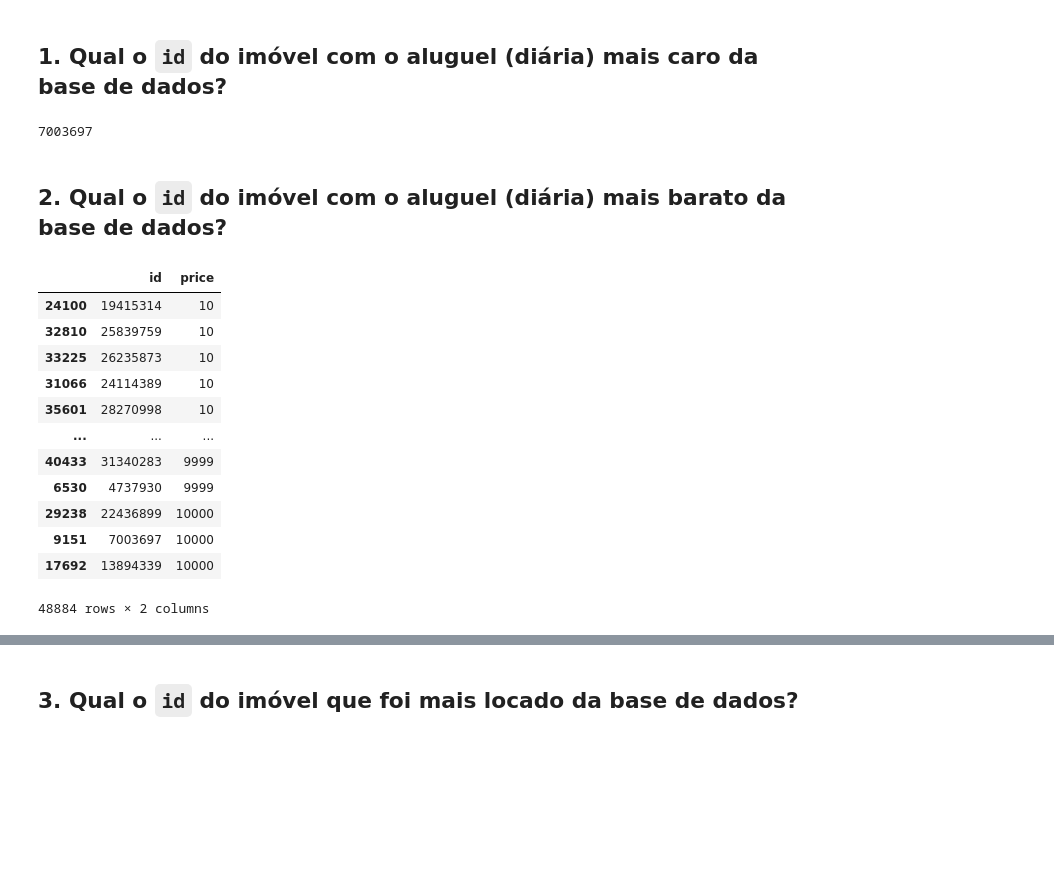
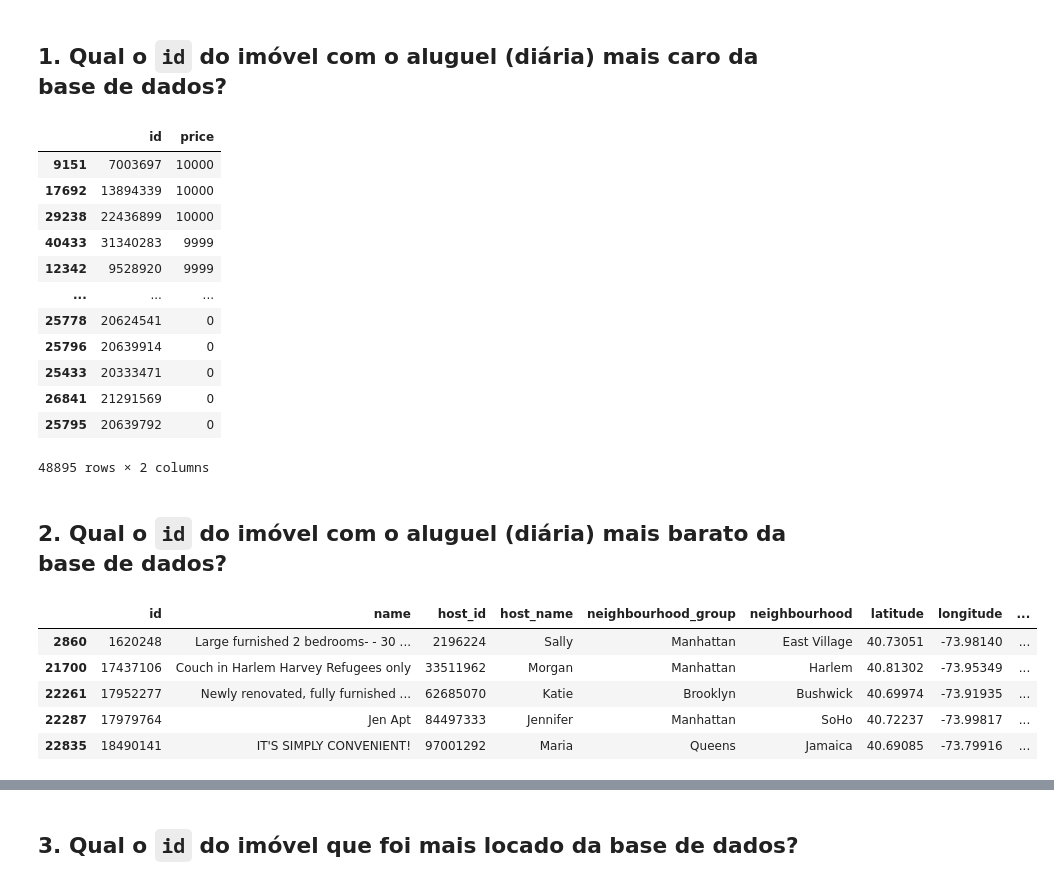
Before and after one commit to webluc/fundamentos, a Jupyter notebook: Desafio-Ciclo02.ipynb, the cells around one changed output, grey strips where cells are left out. Cells and saved outputs as stored; diff of their text form; code cells hidden in the pictures; blank space fills up the shorter version.

```diff
--- a/Desafio-Ciclo02.ipynb
+++ b/Desafio-Ciclo02.ipynb
@@ -9,7 +9,7 @@ pd.set_option('display.float_format', lambda x: '%.3f' % x)
 # %% [markdown]
 # Carregar os dados do csv
 # %%
-df_raw = pd.read_csv('data/AB_NYC_2019.csv')
+df_raw = pd.read_csv('data/AB_NYC_2019.csv',low_memory=False)
 df_raw.head()
 # %% [output]
 |  | id | name | host_id | host_name | neighbourhood_group | neighbourhood | latitude | longitude | ... |
@@ -127,4 +107,5 @@ calculated_host_listings_count        0
 availability_365                      0
 dtype: int64
 # %%
-df = df_raw.copy().reset_index()
+df = df_raw.copy()
+df.head()
@@ -131,2 +119,2 @@ df = df_raw.copy().reset_index()
 # %%
-#df['last_review'] = pd.to_datetime( df['last_review'] )
+df['last_review'] = pd.to_datetime( df['last_review'], dayfirst=True )
@@ -174,10 +146,10 @@ df['name'] = df[['name','id']].apply( lambda x : x['id'] if pd.isnull( x['name']
 df['host_name'] = df[['host_name','host_id']].apply( lambda x : x['host_id'] if pd.isnull( x['host_name'] ) else x['host_name'], axis=1 )
 
 # last_review
-df['last_review'] = df[['last_review','number_of_reviews']].apply( lambda x : '2011-03-28' if x['number_of_reviews'] == 0 else x['last_review'], axis=1 )
+df['last_review'] = df[['last_review','number_of_reviews']].apply( lambda x : pd.to_datetime('01-01-2013') if x['number_of_reviews'] == 0 else x['last_review'] , axis=1 )
 
 # reviews_per_month
-df['reviews_per_month'] = df[['reviews_per_month','number_of_reviews']].apply( lambda x : '2011-03-28' if x['number_of_reviews'] == 0 else x['reviews_per_month'], axis=1 )
+df['reviews_per_month'] = df[['reviews_per_month','number_of_reviews']].apply( lambda x : 0 if x['number_of_reviews'] == 0 else x['reviews_per_month'], axis=1 )
 # %%
 df.isna().sum()
 # %% [output]
@@ -219,26 +191,33 @@ df.describe()
 # %% [markdown]
 ## 1. Qual o `id` do imóvel com o aluguel (diária) mais caro da base de dados?
 # %%
-df[['id','price']].sort_values('price', ascending=False).reset_index(drop=True).loc[0,'id']
+df[['id','price']].sort_values('price', ascending=False)
 # %% [output]
+|  | id | price |
+| 9151 | 7003697 | 10000 |
+| 17692 | 13894339 | 10000 |
+| 29238 | 22436899 | 10000 |
+| 40433 | 31340283 | 9999 |
+| 12342 | 9528920 | 9999 |
+| ... | ... | ... |
+| 25778 | 20624541 | 0 |
+| 25796 | 20639914 | 0 |
+| 25433 | 20333471 | 0 |
+| 26841 | 21291569 | 0 |
+| 25795 | 20639792 | 0 |
-7003697
+48895 rows × 2 columns
 # %% [markdown]
 ## 2. Qual o `id` do imóvel com o aluguel (diária) mais barato da base de dados?
 # %%
 # resposta 1620248
-df_value = df[df['price'] > 0 ]
-df_value[['id','price']].sort_values('price', ascending=True)
+
+df2 = df.loc[ df['price'] > 0 ]
+df2 = df2.loc[ df2['price'] == df2['price'].min() ]
+df2.head().sort_values('price')
 # %% [output]
-|  | id | price |
-| 24100 | 19415314 | 10 |
-| 32810 | 25839759 | 10 |
-| 33225 | 26235873 | 10 |
-| 31066 | 24114389 | 10 |
-| 35601 | 28270998 | 10 |
-| ... | ... | ... |
-| 40433 | 31340283 | 9999 |
-| 6530 | 4737930 | 9999 |
-| 29238 | 22436899 | 10000 |
-| 9151 | 7003697 | 10000 |
-| 17692 | 13894339 | 10000 |
+|  | id | name | host_id | host_name | neighbourhood_group | neighbourhood | latitude | longitude | ... |
+| 2860 | 1620248 | Large furnished 2 bedrooms- - 30 ... | 2196224 | Sally | Manhattan | East Village | 40.73051 | -73.98140 | ... |
+| 21700 | 17437106 | Couch in Harlem Harvey Refugees only | 33511962 | Morgan | Manhattan | Harlem | 40.81302 | -73.95349 | ... |
+| 22261 | 17952277 | Newly renovated, fully furnished ... | 62685070 | Katie | Brooklyn | Bushwick | 40.69974 | -73.91935 | ... |
+| 22287 | 17979764 | Jen Apt | 84497333 | Jennifer | Manhattan | SoHo | 40.72237 | -73.99817 | ... |
+| 22835 | 18490141 | IT'S SIMPLY CONVENIENT! | 97001292 | Maria | Queens | Jamaica | 40.69085 | -73.79916 | ... |
-48884 rows × 2 columns
```
Also changed, not shown: parts of 42 cells of this notebook, 2 other files.
